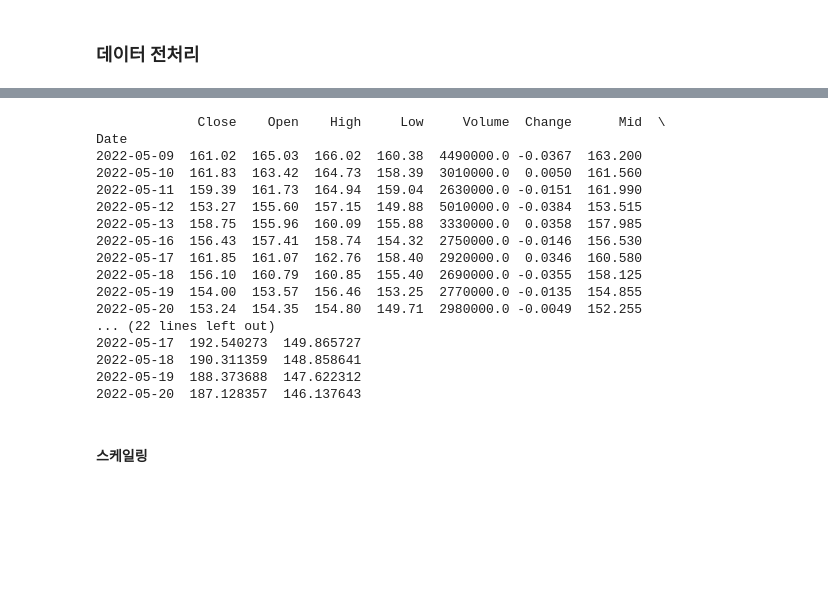
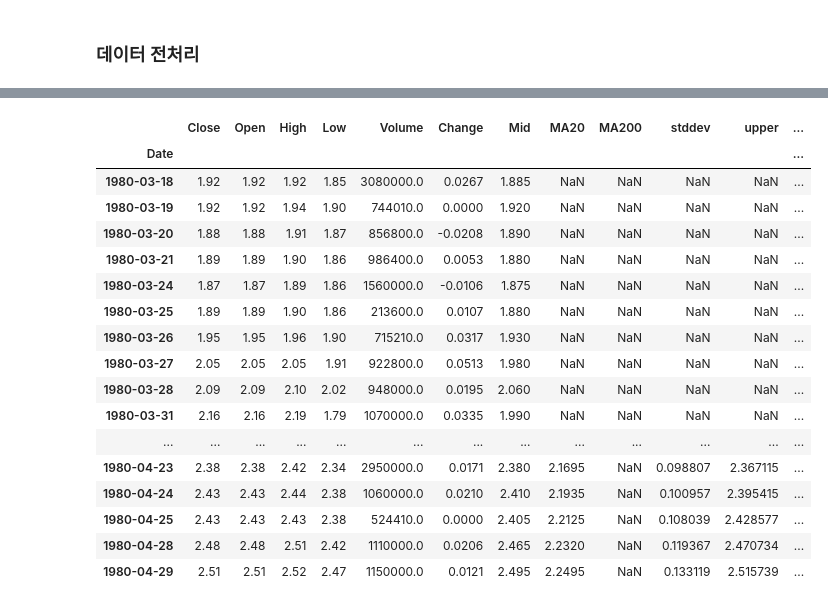
Before and after one commit to 07LEE/Hunet, a Jupyter notebook: main.ipynb, the cells around one changed output, grey strips where cells are left out. Saved outputs shown, nothing was run; the diff lists cells and outputs as text; code cells hidden in the pictures; blank space fills up the shorter version.

```diff
--- a/main.ipynb
+++ b/main.ipynb
@@ -58,6 +56,0 @@ Text(0, 0.5, 'price')
-# %%
-high_prices = df['High'].values
-low_prices = df['Low'].values
-mid_prices = (high_prices + low_prices) / 2
-df['Mid'] = mid_prices
-df.info()
@@ -81,11 +56,0 @@ memory usage: 664.7 KB
-# %%
-#이동평균선 5일, 20일, 200일
-ma5 = df['Close'].rolling(window=5).mean()
-df['MA5'] = ma5
-ma20 = df['Close'].rolling(window=20).mean()
-df['MA20'] = ma20
-ma200 = df['Close'].rolling(window=200).mean()
-df['MA200'] = ma200
-
-
-df = df.dropna()
@@ -94,16 +56,0 @@ df = df.dropna()
-# %%
-gc_point = []
-dc_point =[]
-
-for i in range(len(df['MA20'])):
-    gc_point.append(0)
-    dc_point.append(0)
-
-for i in range(len(df['MA200'])-1):
-    if df['MA20'][i] <= df['MA200'][i] and df['MA20'][i+1] > df['MA200'][i+1]:
-        gc_point[i]= 1
-    elif df['MA20'][i] >= df['MA200'][i] and df['MA20'][i+1] < df['MA200'][i+1]:
-        dc_point[i]= 1
-
-df.insert(len(df.columns), "GC", gc_point)
-df.insert(len(df.columns), "DC", dc_point)
@@ -118,24 +56,0 @@ bw = 밴드폭 (Bandwidth) = (상한선 – 하한선) / 중심선 = (ubb - lbb)
-# %%
-df['stddev'] = df['Close'].rolling(window=20).std() # 20일 표준편차
-df['upper'] = df['MA20'] + (df['stddev'] * 2) # 상단 볼린저 밴드
-df['lower'] = df['MA20'] - (df['stddev'] * 2) # 하단 볼린저 밴드
-# %% [output]
-             Close    Open    High     Low     Volume  Change      Mid  \
-Date
-2022-05-09  161.02  165.03  166.02  160.38  4490000.0 -0.0367  163.200
-2022-05-10  161.83  163.42  164.73  158.39  3010000.0  0.0050  161.560
-2022-05-11  159.39  161.73  164.94  159.04  2630000.0 -0.0151  161.990
-2022-05-12  153.27  155.60  157.15  149.88  5010000.0 -0.0384  153.515
-2022-05-13  158.75  155.96  160.09  155.88  3330000.0  0.0358  157.985
-2022-05-16  156.43  157.41  158.74  154.32  2750000.0 -0.0146  156.530
-2022-05-17  161.85  161.07  162.76  158.40  2920000.0  0.0346  160.580
-2022-05-18  156.10  160.79  160.85  155.40  2690000.0 -0.0355  158.125
-2022-05-19  154.00  153.57  156.46  153.25  2770000.0 -0.0135  154.855
-2022-05-20  153.24  154.35  154.80  149.71  2980000.0 -0.0049  152.255
-... (22 lines left out)
-2022-05-17  192.540273  149.865727
-2022-05-18  190.311359  148.858641
-2022-05-19  188.373688  147.622312
-2022-05-20  187.128357  146.137643
-# %% [markdown]
-#### 스케일링
@@ -145,0 +62,21 @@ scaled = scaler.fit_transform(df[scale_cols])
+# %%
+df.head(30)
+# %% [output]
+|  | Close | Open | High | Low | Volume | Change | Mid | MA20 | MA200 | stddev | upper | ... |
+| Date |  |  |  |  |  |  |  |  |  |  |  | ... |
+| 1980-03-18 | 1.92 | 1.92 | 1.92 | 1.85 | 3080000.0 | 0.0267 | 1.885 | NaN | NaN | NaN | NaN | ... |
+| 1980-03-19 | 1.92 | 1.92 | 1.94 | 1.90 | 744010.0 | 0.0000 | 1.920 | NaN | NaN | NaN | NaN | ... |
+| 1980-03-20 | 1.88 | 1.88 | 1.91 | 1.87 | 856800.0 | -0.0208 | 1.890 | NaN | NaN | NaN | NaN | ... |
+| 1980-03-21 | 1.89 | 1.89 | 1.90 | 1.86 | 986400.0 | 0.0053 | 1.880 | NaN | NaN | NaN | NaN | ... |
+| 1980-03-24 | 1.87 | 1.87 | 1.89 | 1.86 | 1560000.0 | -0.0106 | 1.875 | NaN | NaN | NaN | NaN | ... |
+| 1980-03-25 | 1.89 | 1.89 | 1.90 | 1.86 | 213600.0 | 0.0107 | 1.880 | NaN | NaN | NaN | NaN | ... |
+| 1980-03-26 | 1.95 | 1.95 | 1.96 | 1.90 | 715210.0 | 0.0317 | 1.930 | NaN | NaN | NaN | NaN | ... |
+| 1980-03-27 | 2.05 | 2.05 | 2.05 | 1.91 | 922800.0 | 0.0513 | 1.980 | NaN | NaN | NaN | NaN | ... |
+| 1980-03-28 | 2.09 | 2.09 | 2.10 | 2.02 | 948000.0 | 0.0195 | 2.060 | NaN | NaN | NaN | NaN | ... |
+| 1980-03-31 | 2.16 | 2.16 | 2.19 | 1.79 | 1070000.0 | 0.0335 | 1.990 | NaN | NaN | NaN | NaN | ... |
+| ... | ... | ... | ... | ... | ... | ... | ... | ... | ... | ... | ... | ... |
+| 1980-04-23 | 2.38 | 2.38 | 2.42 | 2.34 | 2950000.0 | 0.0171 | 2.380 | 2.1695 | NaN | 0.098807 | 2.367115 | ... |
+| 1980-04-24 | 2.43 | 2.43 | 2.44 | 2.38 | 1060000.0 | 0.0210 | 2.410 | 2.1935 | NaN | 0.100957 | 2.395415 | ... |
+| 1980-04-25 | 2.43 | 2.43 | 2.43 | 2.38 | 524410.0 | 0.0000 | 2.405 | 2.2125 | NaN | 0.108039 | 2.428577 | ... |
+| 1980-04-28 | 2.48 | 2.48 | 2.51 | 2.42 | 1110000.0 | 0.0206 | 2.465 | 2.2320 | NaN | 0.119367 | 2.470734 | ... |
+| 1980-04-29 | 2.51 | 2.51 | 2.52 | 2.47 | 1150000.0 | 0.0121 | 2.495 | 2.2495 | NaN | 0.133119 | 2.515739 | ... |
```
Also changed, not shown: parts of 21 cells of this notebook, 1 other file.
